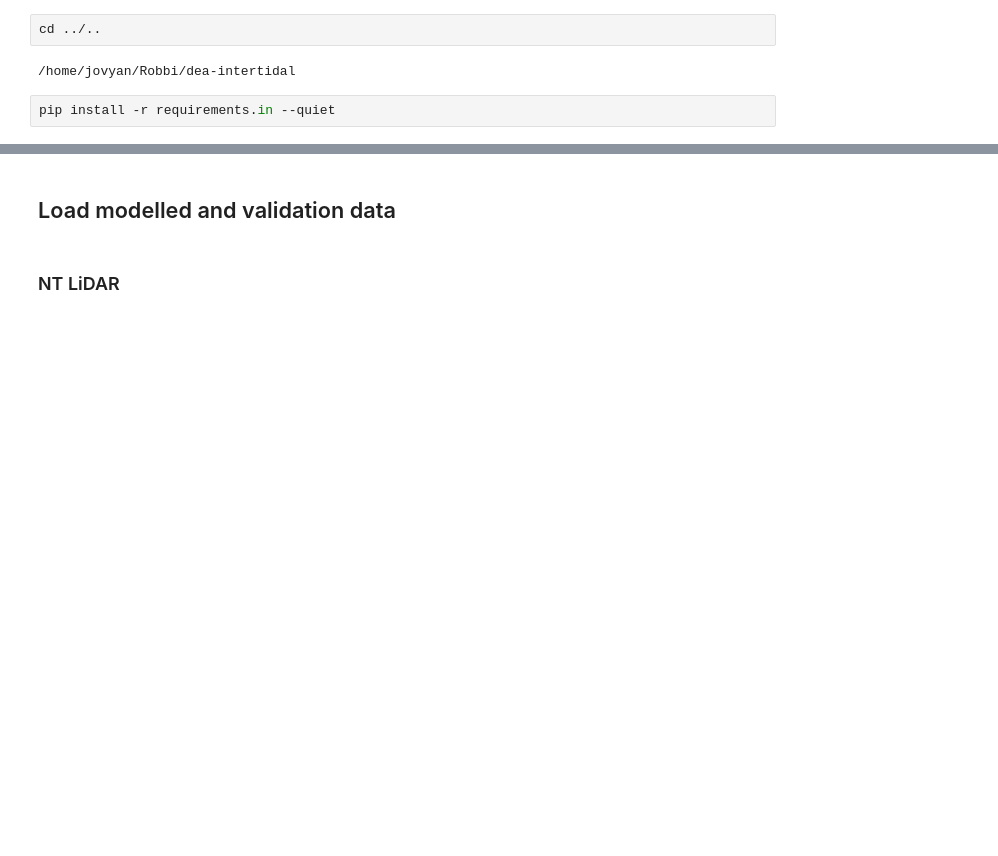
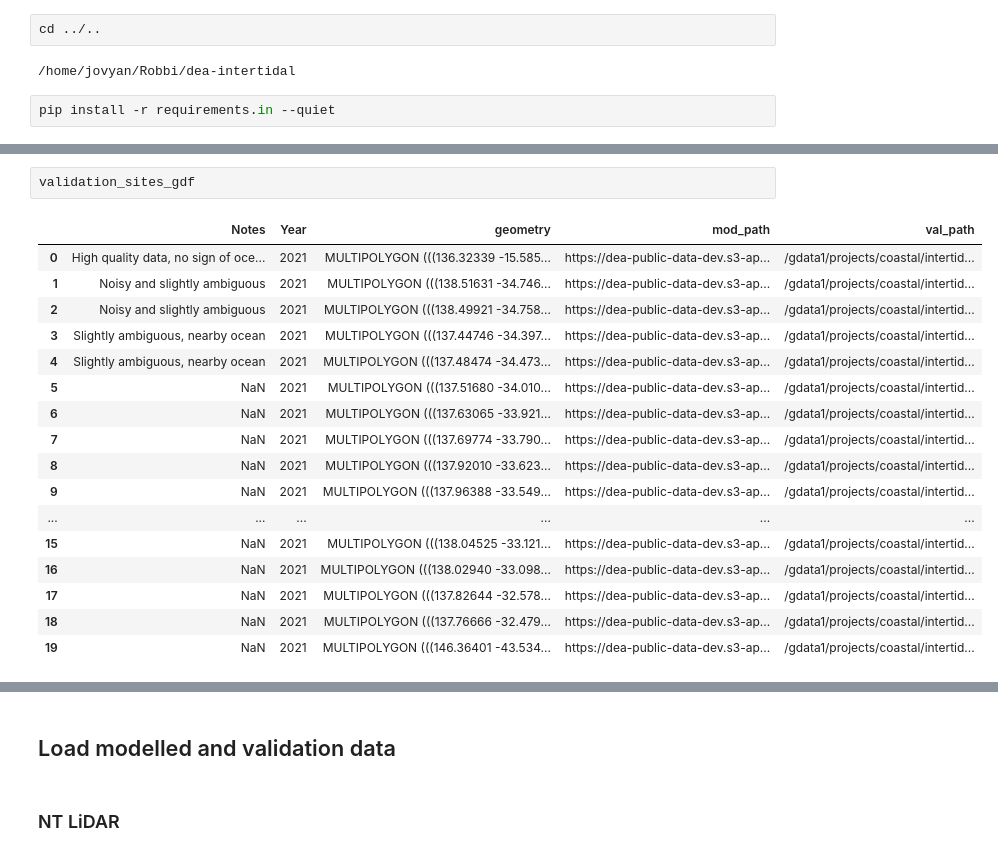
Before and after one commit to GeoscienceAustralia/dea-intertidal, a Jupyter notebook: notebooks/validation/Intertidal_elevation_validation.ipynb, the cells around one changed output, grey strips where cells are left out. Saved outputs shown, nothing was run; the diff lists cells and outputs as text; blank space fills up the shorter version.

```diff
--- a/notebooks/validation/Intertidal_elevation_validation.ipynb
+++ b/notebooks/validation/Intertidal_elevation_validation.ipynb
@@ -43,0 +68,20 @@ def load_reproject(
+# %%
+validation_sites_gdf
+# %% [output]
+|  | Notes | Year | geometry | mod_path | val_path |
+| 0 | High quality data, no sign of oce... | 2021 | MULTIPOLYGON (((136.32339 -15.585... | https://dea-public-data-dev.s3-ap... | /gdata1/projects/coastal/intertid... |
+| 1 | Noisy and slightly ambiguous | 2021 | MULTIPOLYGON (((138.51631 -34.746... | https://dea-public-data-dev.s3-ap... | /gdata1/projects/coastal/intertid... |
+| 2 | Noisy and slightly ambiguous | 2021 | MULTIPOLYGON (((138.49921 -34.758... | https://dea-public-data-dev.s3-ap... | /gdata1/projects/coastal/intertid... |
+| 3 | Slightly ambiguous, nearby ocean | 2021 | MULTIPOLYGON (((137.44746 -34.397... | https://dea-public-data-dev.s3-ap... | /gdata1/projects/coastal/intertid... |
+| 4 | Slightly ambiguous, nearby ocean | 2021 | MULTIPOLYGON (((137.48474 -34.473... | https://dea-public-data-dev.s3-ap... | /gdata1/projects/coastal/intertid... |
+| 5 | NaN | 2021 | MULTIPOLYGON (((137.51680 -34.010... | https://dea-public-data-dev.s3-ap... | /gdata1/projects/coastal/intertid... |
+| 6 | NaN | 2021 | MULTIPOLYGON (((137.63065 -33.921... | https://dea-public-data-dev.s3-ap... | /gdata1/projects/coastal/intertid... |
+| 7 | NaN | 2021 | MULTIPOLYGON (((137.69774 -33.790... | https://dea-public-data-dev.s3-ap... | /gdata1/projects/coastal/intertid... |
+| 8 | NaN | 2021 | MULTIPOLYGON (((137.92010 -33.623... | https://dea-public-data-dev.s3-ap... | /gdata1/projects/coastal/intertid... |
+| 9 | NaN | 2021 | MULTIPOLYGON (((137.96388 -33.549... | https://dea-public-data-dev.s3-ap... | /gdata1/projects/coastal/intertid... |
+| ... | ... | ... | ... | ... | ... |
+| 15 | NaN | 2021 | MULTIPOLYGON (((138.04525 -33.121... | https://dea-public-data-dev.s3-ap... | /gdata1/projects/coastal/intertid... |
+| 16 | NaN | 2021 | MULTIPOLYGON (((138.02940 -33.098... | https://dea-public-data-dev.s3-ap... | /gdata1/projects/coastal/intertid... |
+| 17 | NaN | 2021 | MULTIPOLYGON (((137.82644 -32.578... | https://dea-public-data-dev.s3-ap... | /gdata1/projects/coastal/intertid... |
+| 18 | NaN | 2021 | MULTIPOLYGON (((137.76666 -32.479... | https://dea-public-data-dev.s3-ap... | /gdata1/projects/coastal/intertid... |
+| 19 | NaN | 2021 | MULTIPOLYGON (((146.36401 -43.534... | https://dea-public-data-dev.s3-ap... | /gdata1/projects/coastal/intertid... |
```
Also changed, not shown: parts of 8 cells of this notebook, 2 other files.
